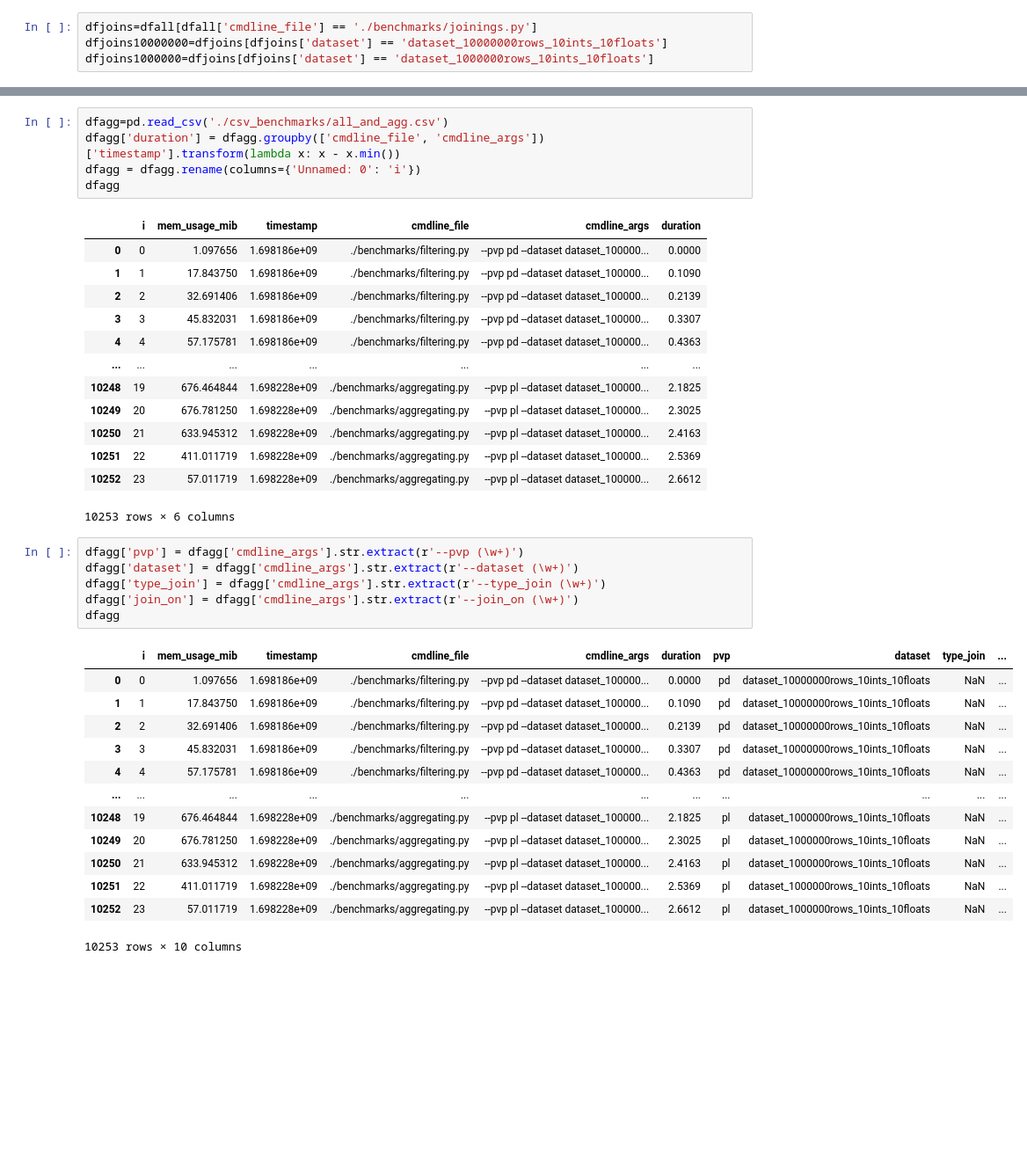
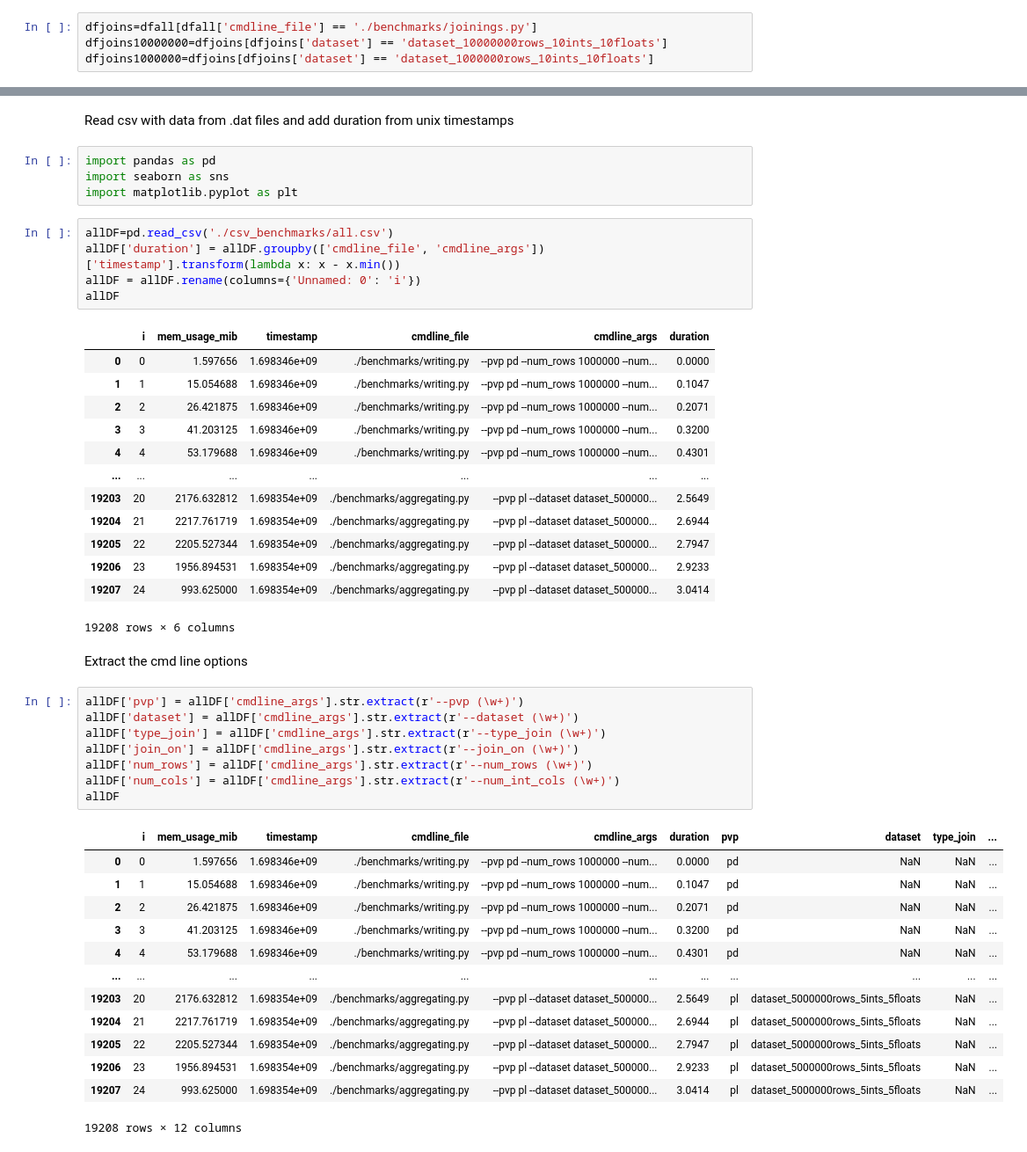
Before and after one commit to AslanHattukaiDHV/Polaris_vs_Pandas, a Jupyter notebook: benchmarks/benchmarks_analytics.ipynb, the cells around one changed output, grey strips where cells are left out. Shown at 88% size. Drawn from its saved outputs; the diff is of its cells as text; blank space fills up the shorter version.

```diff
--- a/benchmarks/benchmarks_analytics.ipynb
+++ b/benchmarks/benchmarks_analytics.ipynb
@@ -189,39 +191,49 @@ plt.show()
+# %% [markdown]
+Read csv with data from .dat files and add duration from unix timestamps
+# %%
+import pandas as pd
+import seaborn as sns
+import matplotlib.pyplot as plt
 # %%
-dfagg=pd.read_csv('./csv_benchmarks/all_and_agg.csv')
-dfagg['duration'] = dfagg.groupby(['cmdline_file', 'cmdline_args'])['timestamp'].transform(lambda x: x - x.min())
-dfagg = dfagg.rename(columns={'Unnamed: 0': 'i'})
-dfagg
+allDF=pd.read_csv('./csv_benchmarks/all.csv')
+allDF['duration'] = allDF.groupby(['cmdline_file', 'cmdline_args'])['timestamp'].transform(lambda x: x - x.min())
+allDF = allDF.rename(columns={'Unnamed: 0': 'i'})
+allDF
 # %% [output]
 |  | i | mem_usage_mib | timestamp | cmdline_file | cmdline_args | duration |
-| 0 | 0 | 1.097656 | 1.698186e+09 | ./benchmarks/filtering.py | --pvp pd --dataset dataset_100000... | 0.0000 |
-| 1 | 1 | 17.843750 | 1.698186e+09 | ./benchmarks/filtering.py | --pvp pd --dataset dataset_100000... | 0.1090 |
-| 2 | 2 | 32.691406 | 1.698186e+09 | ./benchmarks/filtering.py | --pvp pd --dataset dataset_100000... | 0.2139 |
-| 3 | 3 | 45.832031 | 1.698186e+09 | ./benchmarks/filtering.py | --pvp pd --dataset dataset_100000... | 0.3307 |
-| 4 | 4 | 57.175781 | 1.698186e+09 | ./benchmarks/filtering.py | --pvp pd --dataset dataset_100000... | 0.4363 |
+| 0 | 0 | 1.597656 | 1.698346e+09 | ./benchmarks/writing.py | --pvp pd --num_rows 1000000 --num... | 0.0000 |
+| 1 | 1 | 15.054688 | 1.698346e+09 | ./benchmarks/writing.py | --pvp pd --num_rows 1000000 --num... | 0.1047 |
+| 2 | 2 | 26.421875 | 1.698346e+09 | ./benchmarks/writing.py | --pvp pd --num_rows 1000000 --num... | 0.2071 |
+| 3 | 3 | 41.203125 | 1.698346e+09 | ./benchmarks/writing.py | --pvp pd --num_rows 1000000 --num... | 0.3200 |
+| 4 | 4 | 53.179688 | 1.698346e+09 | ./benchmarks/writing.py | --pvp pd --num_rows 1000000 --num... | 0.4301 |
 | ... | ... | ... | ... | ... | ... | ... |
-| 10248 | 19 | 676.464844 | 1.698228e+09 | ./benchmarks/aggregating.py | --pvp pl --dataset dataset_100000... | 2.1825 |
-| 10249 | 20 | 676.781250 | 1.698228e+09 | ./benchmarks/aggregating.py | --pvp pl --dataset dataset_100000... | 2.3025 |
-| 10250 | 21 | 633.945312 | 1.698228e+09 | ./benchmarks/aggregating.py | --pvp pl --dataset dataset_100000... | 2.4163 |
-| 10251 | 22 | 411.011719 | 1.698228e+09 | ./benchmarks/aggregating.py | --pvp pl --dataset dataset_100000... | 2.5369 |
-| 10252 | 23 | 57.011719 | 1.698228e+09 | ./benchmarks/aggregating.py | --pvp pl --dataset dataset_100000... | 2.6612 |
+| 19203 | 20 | 2176.632812 | 1.698354e+09 | ./benchmarks/aggregating.py | --pvp pl --dataset dataset_500000... | 2.5649 |
+| 19204 | 21 | 2217.761719 | 1.698354e+09 | ./benchmarks/aggregating.py | --pvp pl --dataset dataset_500000... | 2.6944 |
+| 19205 | 22 | 2205.527344 | 1.698354e+09 | ./benchmarks/aggregating.py | --pvp pl --dataset dataset_500000... | 2.7947 |
+| 19206 | 23 | 1956.894531 | 1.698354e+09 | ./benchmarks/aggregating.py | --pvp pl --dataset dataset_500000... | 2.9233 |
+| 19207 | 24 | 993.625000 | 1.698354e+09 | ./benchmarks/aggregating.py | --pvp pl --dataset dataset_500000... | 3.0414 |
-10253 rows × 6 columns
+19208 rows × 6 columns
+# %% [markdown]
+Extract the cmd line options
 # %%
-dfagg['pvp'] = dfagg['cmdline_args'].str.extract(r'--pvp (\w+)')
-dfagg['dataset'] = dfagg['cmdline_args'].str.extract(r'--dataset (\w+)')
-dfagg['type_join'] = dfagg['cmdline_args'].str.extract(r'--type_join (\w+)')
-dfagg['join_on'] = dfagg['cmdline_args'].str.extract(r'--join_on (\w+)')
-dfagg
+allDF['pvp'] = allDF['cmdline_args'].str.extract(r'--pvp (\w+)')
+allDF['dataset'] = allDF['cmdline_args'].str.extract(r'--dataset (\w+)')
+allDF['type_join'] = allDF['cmdline_args'].str.extract(r'--type_join (\w+)')
+allDF['join_on'] = allDF['cmdline_args'].str.extract(r'--join_on (\w+)')
+allDF['num_rows'] = allDF['cmdline_args'].str.extract(r'--num_rows (\w+)')
+allDF['num_cols'] = allDF['cmdline_args'].str.extract(r'--num_int_cols (\w+)')
+allDF
 # %% [output]
 |  | i | mem_usage_mib | timestamp | cmdline_file | cmdline_args | duration | pvp | dataset | type_join | ... |
-| 0 | 0 | 1.097656 | 1.698186e+09 | ./benchmarks/filtering.py | --pvp pd --dataset dataset_100000... | 0.0000 | pd | dataset_10000000rows_10ints_10floats | NaN | ... |
-| 1 | 1 | 17.843750 | 1.698186e+09 | ./benchmarks/filtering.py | --pvp pd --dataset dataset_100000... | 0.1090 | pd | dataset_10000000rows_10ints_10floats | NaN | ... |
-| 2 | 2 | 32.691406 | 1.698186e+09 | ./benchmarks/filtering.py | --pvp pd --dataset dataset_100000... | 0.2139 | pd | dataset_10000000rows_10ints_10floats | NaN | ... |
-| 3 | 3 | 45.832031 | 1.698186e+09 | ./benchmarks/filtering.py | --pvp pd --dataset dataset_100000... | 0.3307 | pd | dataset_10000000rows_10ints_10floats | NaN | ... |
-| 4 | 4 | 57.175781 | 1.698186e+09 | ./benchmarks/filtering.py | --pvp pd --dataset dataset_100000... | 0.4363 | pd | dataset_10000000rows_10ints_10floats | NaN | ... |
+| 0 | 0 | 1.597656 | 1.698346e+09 | ./benchmarks/writing.py | --pvp pd --num_rows 1000000 --num... | 0.0000 | pd | NaN | NaN | ... |
+| 1 | 1 | 15.054688 | 1.698346e+09 | ./benchmarks/writing.py | --pvp pd --num_rows 1000000 --num... | 0.1047 | pd | NaN | NaN | ... |
+| 2 | 2 | 26.421875 | 1.698346e+09 | ./benchmarks/writing.py | --pvp pd --num_rows 1000000 --num... | 0.2071 | pd | NaN | NaN | ... |
+| 3 | 3 | 41.203125 | 1.698346e+09 | ./benchmarks/writing.py | --pvp pd --num_rows 1000000 --num... | 0.3200 | pd | NaN | NaN | ... |
+| 4 | 4 | 53.179688 | 1.698346e+09 | ./benchmarks/writing.py | --pvp pd --num_rows 1000000 --num... | 0.4301 | pd | NaN | NaN | ... |
 | ... | ... | ... | ... | ... | ... | ... | ... | ... | ... | ... |
-| 10248 | 19 | 676.464844 | 1.698228e+09 | ./benchmarks/aggregating.py | --pvp pl --dataset dataset_100000... | 2.1825 | pl | dataset_1000000rows_10ints_10floats | NaN | ... |
-| 10249 | 20 | 676.781250 | 1.698228e+09 | ./benchmarks/aggregating.py | --pvp pl --dataset dataset_100000... | 2.3025 | pl | dataset_1000000rows_10ints_10floats | NaN | ... |
-| 10250 | 21 | 633.945312 | 1.698228e+09 | ./benchmarks/aggregating.py | --pvp pl --dataset dataset_100000... | 2.4163 | pl | dataset_1000000rows_10ints_10floats | NaN | ... |
-| 10251 | 22 | 411.011719 | 1.698228e+09 | ./benchmarks/aggregating.py | --pvp pl --dataset dataset_100000... | 2.5369 | pl | dataset_1000000rows_10ints_10floats | NaN | ... |
-| 10252 | 23 | 57.011719 | 1.698228e+09 | ./benchmarks/aggregating.py | --pvp pl --dataset dataset_100000... | 2.6612 | pl | dataset_1000000rows_10ints_10floats | NaN | ... |
+| 19203 | 20 | 2176.632812 | 1.698354e+09 | ./benchmarks/aggregating.py | --pvp pl --dataset dataset_500000... | 2.5649 | pl | dataset_5000000rows_5ints_5floats | NaN | ... |
+| 19204 | 21 | 2217.761719 | 1.698354e+09 | ./benchmarks/aggregating.py | --pvp pl --dataset dataset_500000... | 2.6944 | pl | dataset_5000000rows_5ints_5floats | NaN | ... |
+| 19205 | 22 | 2205.527344 | 1.698354e+09 | ./benchmarks/aggregating.py | --pvp pl --dataset dataset_500000... | 2.7947 | pl | dataset_5000000rows_5ints_5floats | NaN | ... |
+| 19206 | 23 | 1956.894531 | 1.698354e+09 | ./benchmarks/aggregating.py | --pvp pl --dataset dataset_500000... | 2.9233 | pl | dataset_5000000rows_5ints_5floats | NaN | ... |
+| 19207 | 24 | 993.625000 | 1.698354e+09 | ./benchmarks/aggregating.py | --pvp pl --dataset dataset_500000... | 3.0414 | pl | dataset_5000000rows_5ints_5floats | NaN | ... |
-10253 rows × 10 columns
+19208 rows × 12 columns
```
Also changed, not shown: parts of 54 cells of this notebook, 18 other files.
